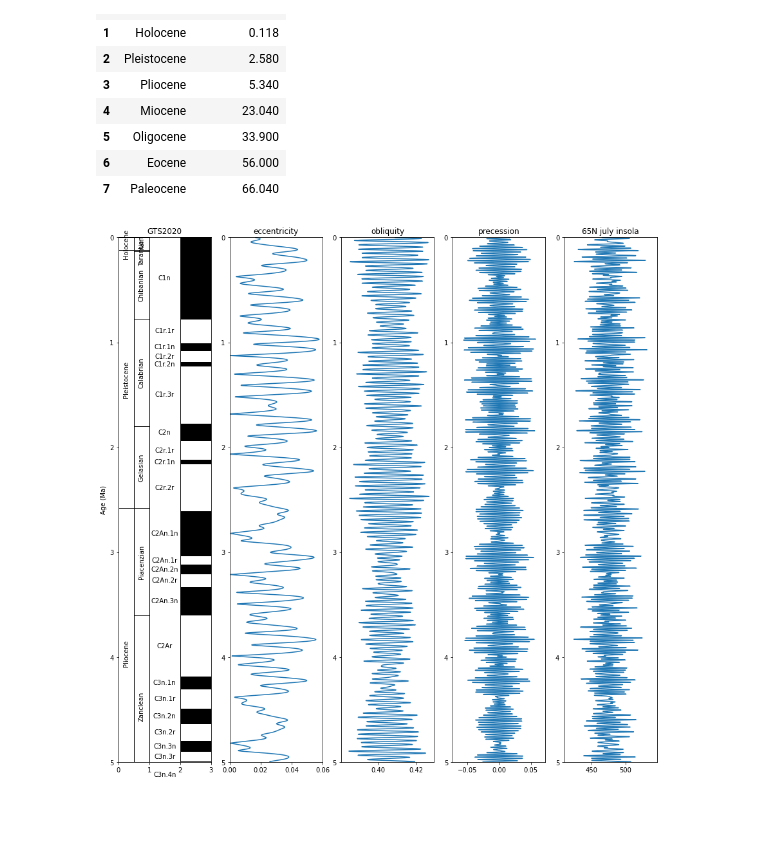
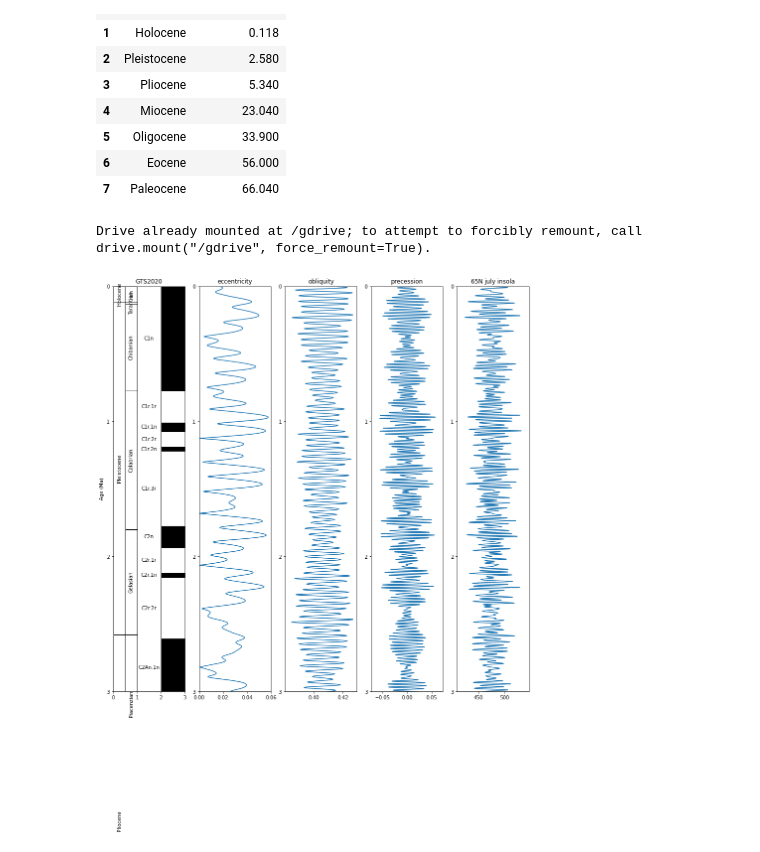
Before and after one commit to miguel-garces/Geol-Time-Scale, a Jupyter notebook: GPTS_Astro_for_Colab.ipynb, the cells around one changed output. Drawn from its saved outputs; the diff is of its cells as text; code cells hidden in the pictures; blank space fills up the shorter version.

```diff
--- a/GPTS_Astro_for_Colab.ipynb
+++ b/GPTS_Astro_for_Colab.ipynb
@@ -104,7 +104,7 @@ chrono_age[['Age','GTS2020 (Ma)']]
 # %%
 #select age range to plot
 minAge = 0
-maxAge = 5
+maxAge = 3
 
 fig = plt.subplots(figsize=(15, 15))
 
@@ -172,32 +172,33 @@ plt.gca().invert_yaxis()
 ax4 = plt.subplot(1,5,4)
 age = laskar2004['Age(Myr)']
 eccentricity = laskar2004['precession']
 plt.plot(eccentricity, age)
 plt.title("precession")
 #plt.xlim(left = 0, right = 0.06)
 plt.ylim(bottom = minAge, top = maxAge)
 plt.yticks(np.arange(minAge, maxAge+1, 1))
 plt.gca().invert_yaxis()
 
 ax5 = plt.subplot(1,5,5)
 age = laskar2004['Age(Myr)']
 eccentricity = laskar2004['65N july insola']
 plt.plot(eccentricity, age)
 plt.title("65N july insola")
 #plt.xlim(left = 0, right = 0.06)
 plt.ylim(bottom = minAge, top = maxAge)
 plt.yticks(np.arange(minAge, maxAge+1, 1))
 plt.gca().invert_yaxis()
 
 
 
 # saving plot to file
 from google.colab import drive
 drive.mount('/gdrive')
 
-plt.savefig('GTS'+str(minAge)+'-'+str(maxAge)+'Ma.pdf', dpi=None, facecolor='w', edgecolor='w',
+plt.savefig('/gdrive/My Drive/GTS'+str(minAge)+'-'+str(maxAge)+'Ma.pdf', dpi=None, facecolor='w', edgecolor='w',
         orientation='portrait', format='pdf', transparent=False, bbox_inches=None, pad_inches=0.1, metadata=None)
 
 plt.show()
 # %% [output]
+Drive already mounted at /gdrive; to attempt to forcibly remount, call drive.mount("/gdrive", force_remount=True).
-[figure, old version]
+[figure, new version]
```
Also changed, not shown: parts of 1 cell of this notebook.
